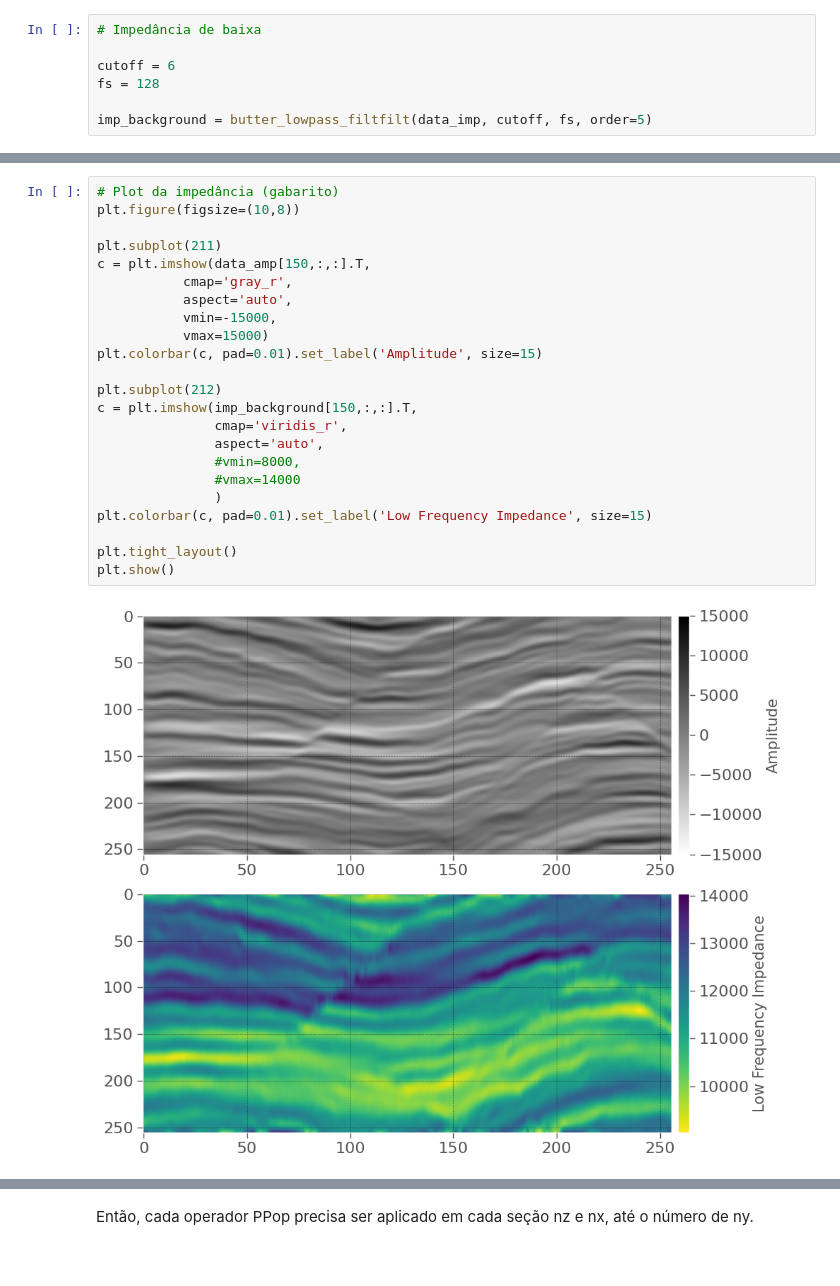
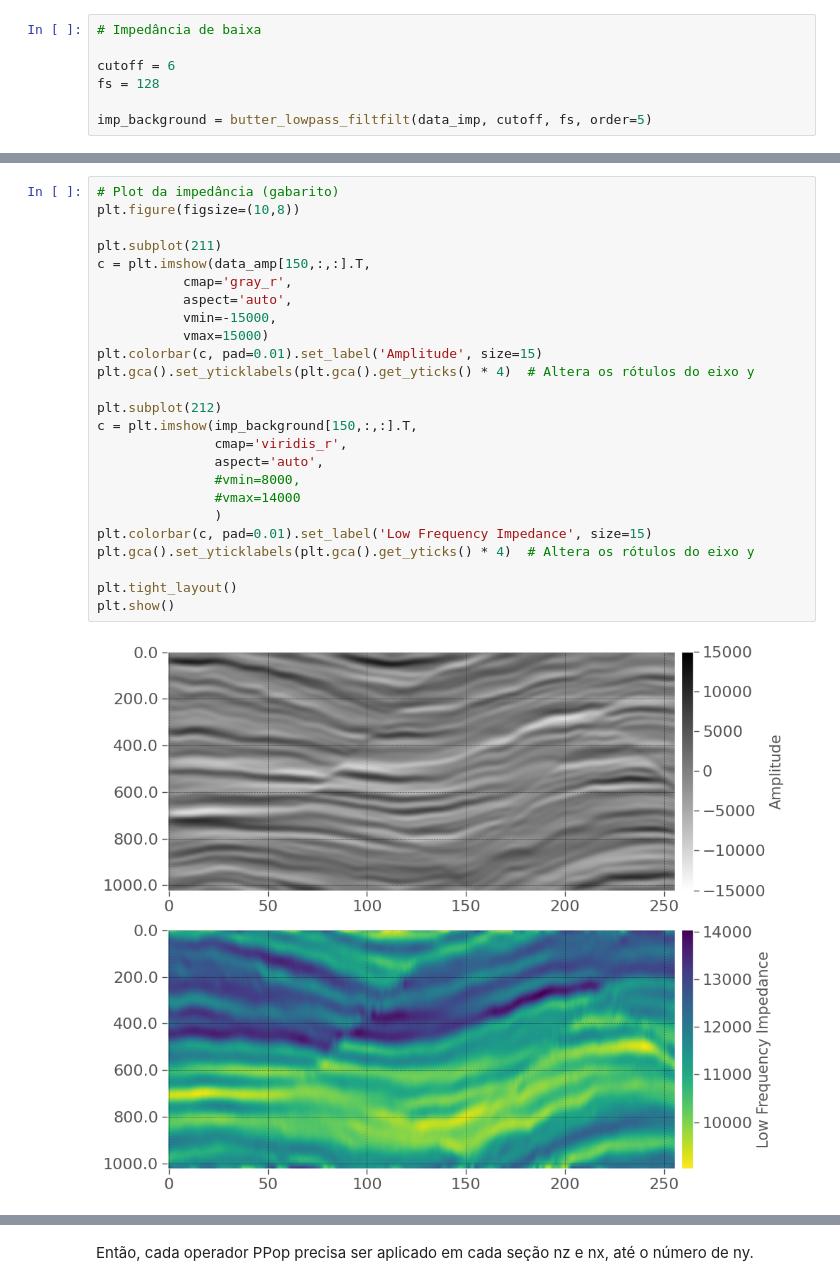
Before and after one commit to albano-a/inversion_methods_algorithms, a Jupyter notebook: full_section.ipynb, the cells around one changed output, grey strips where cells are left out. Saved outputs shown, nothing was run; the diff lists cells and outputs as text.

```diff
--- a/full_section.ipynb
+++ b/full_section.ipynb
@@ -189,28 +184,30 @@ plt.grid()
 # %%
 # Plot da impedância (gabarito)
 plt.figure(figsize=(10,8))
 
 plt.subplot(211)
 c = plt.imshow(data_amp[150,:,:].T,
            cmap='gray_r',
            aspect='auto',
            vmin=-15000,
            vmax=15000)
 plt.colorbar(c, pad=0.01).set_label('Amplitude', size=15)
+plt.gca().set_yticklabels(plt.gca().get_yticks() * 4)  # Altera os rótulos do eixo y
 
 plt.subplot(212)
 c = plt.imshow(imp_background[150,:,:].T,
                cmap='viridis_r',
                aspect='auto',
                #vmin=8000,
                #vmax=14000
                )
 plt.colorbar(c, pad=0.01).set_label('Low Frequency Impedance', size=15)
+plt.gca().set_yticklabels(plt.gca().get_yticks() * 4)  # Altera os rótulos do eixo y
 
 plt.tight_layout()
 plt.show()
 # %% [output]
-[figure, old version]
+[figure, new version]
 # %% [markdown]
 Se está pegando o nz, nx e ny. Fazendo um desenho:
 A inversão ocorrerá nas seções nz e nx, ao longo de ny.
```
Also changed, not shown: parts of 7 cells of this notebook, 14 other files.
